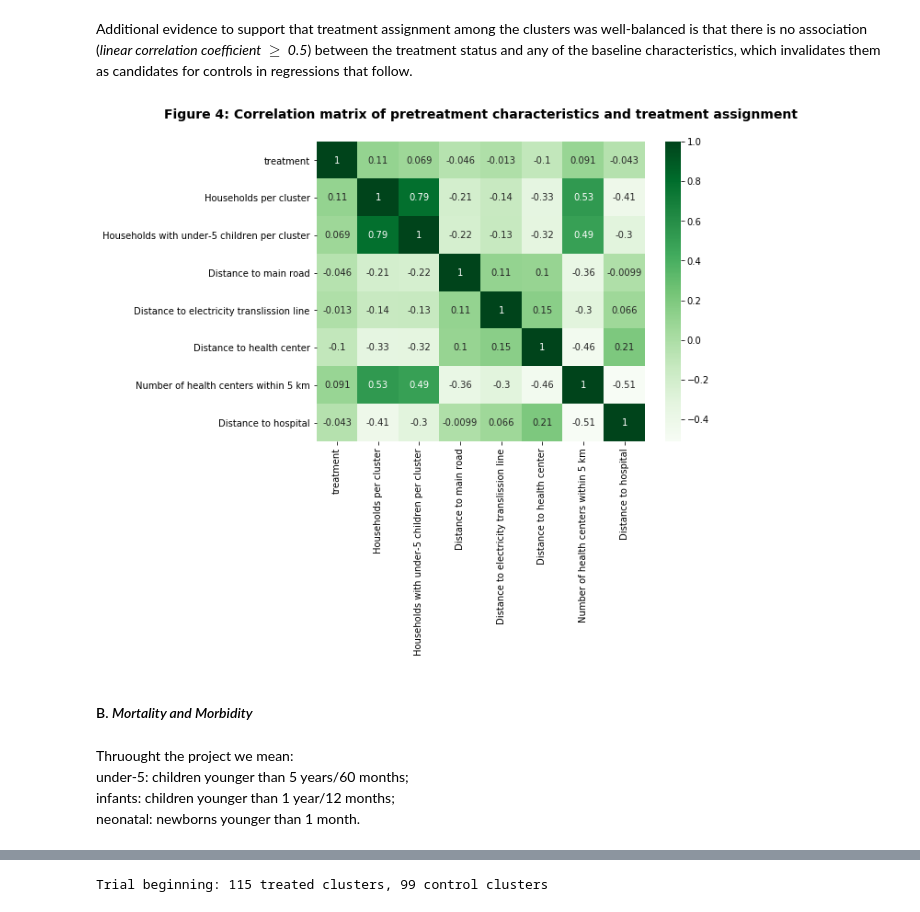
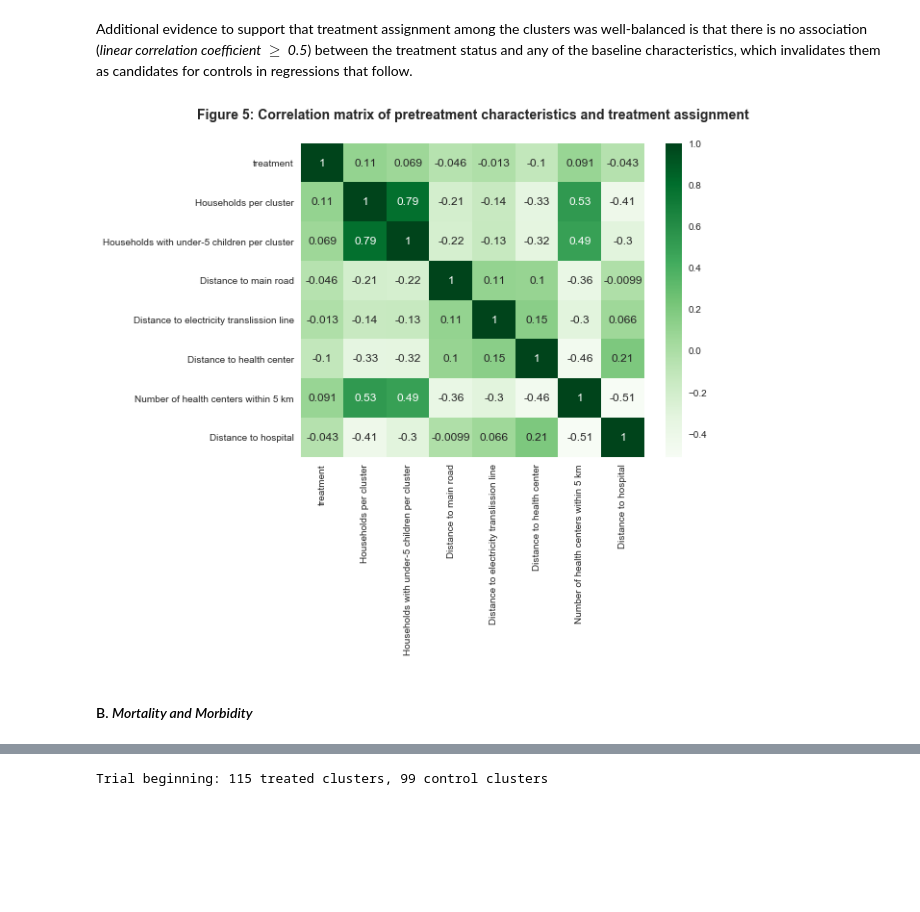
Before and after one commit to madinajapakhova/Project-replication, a Jupyter notebook: MJapakhova project(replication).ipynb, the cells around one changed output, grey strips where cells are left out. Cells and saved outputs as stored; diff of their text form; code cells hidden in the pictures; blank space fills up the shorter version.

```diff
--- a/MJapakhova project(replication).ipynb
+++ b/MJapakhova project(replication).ipynb
@@ -439,25 +449,20 @@ Additional evidence to support that treatment assignment among the clusters was
 # %%
 plt.figure(figsize=(8,6))
 cor = pretrials.corr()
 labels = ["treatment", "Households per cluster", "Households with under-5 children per cluster",
                               "Distance to main road",
                               "Distance to electricity translission line",
                               "Distance to health center",
                               "Number of health centers within 5 km",
                               "Distance to hospital",]
 ax = sns.heatmap(cor, annot = True, cmap=plt.cm.Greens)
 ax.set_xticklabels(labels,fontsize=10)
 ax.set_yticklabels(labels,fontsize=10)
 rcParams['axes.titlepad'] = 25 # space between the title and the matrix
-ax.set_title(r'Figure 4: Correlation matrix of pretreatment characteristics and treatment assignment',
+ax.set_title(r'Figure 5: Correlation matrix of pretreatment characteristics and treatment assignment',
              fontsize = 14, fontweight = 'bold')
 plt.show()
 # %% [output]
-[figure, old version]
+[figure, new version]
 # %% [markdown]
 #### B. *Mortality and Morbidity*
-# %% [markdown]
-Thruought the project we mean:
-under-5: children younger than 5 years/60 months;
-infants: children younger than 1 year/12 months;
-neonatal: newborns younger than 1 month.
```
Also changed, not shown: parts of 57 cells of this notebook.
